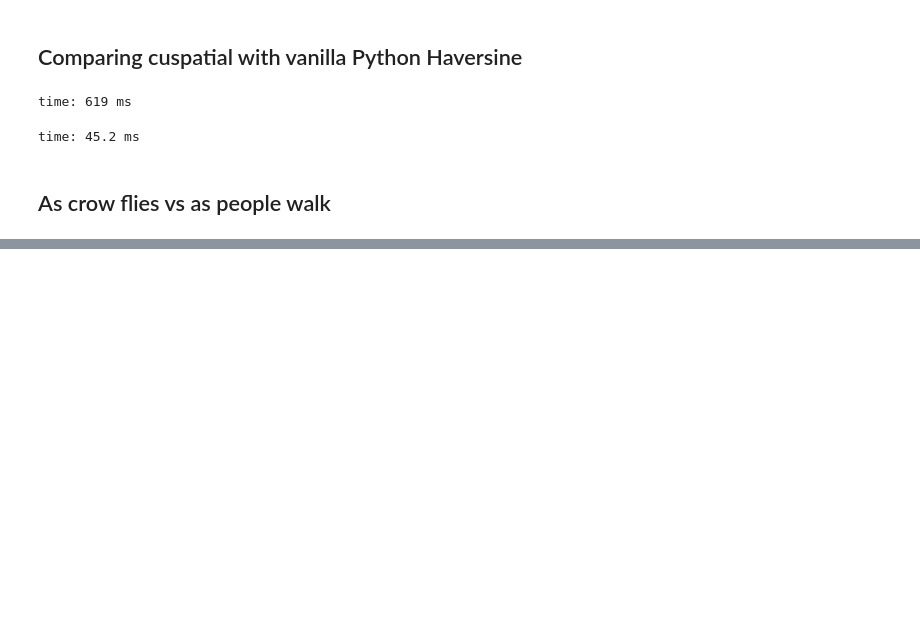
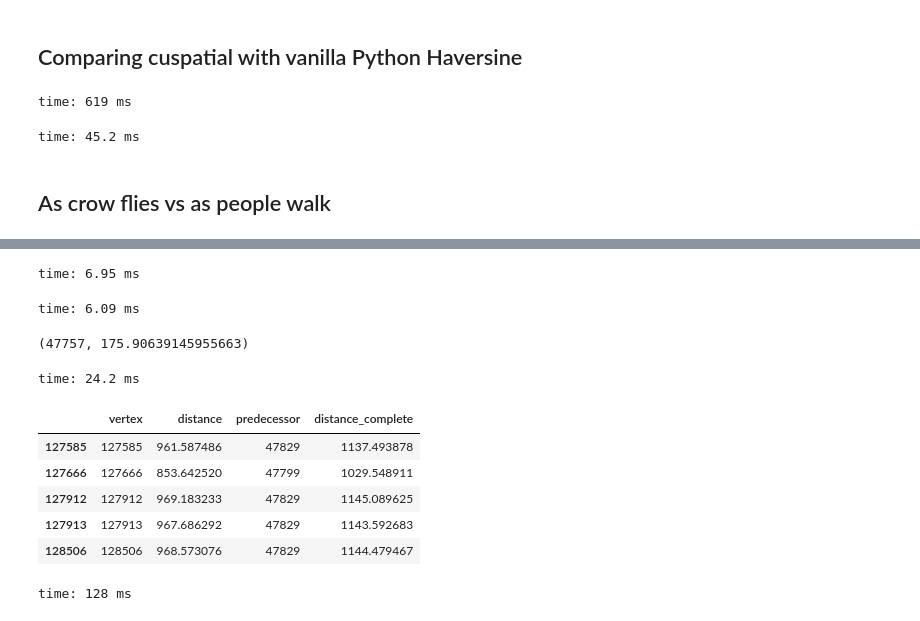
Before and after one commit to drabastomek/rapids-notebooks, a Jupyter notebook: codes/rapids_seattleParking_graph.ipynb, the cells around one changed output, grey strips where cells are left out. Drawn from its saved outputs; the diff is of its cells as text; code cells hidden in the pictures; blank space fills up the shorter version.

```diff
--- a/codes/rapids_seattleParking_graph.ipynb
+++ b/codes/rapids_seattleParking_graph.ipynb
@@ -244,0 +227,36 @@ time: 25.2 ms
+# %%
+road_nodes = cudf.concat([road_nodes[['NodeID', 'Lon', 'Lat']], parking_locations_nodes]).reset_index(drop=True)
+# %% [output]
+time: 6.95 ms
+# %%
+road_nodes['Lon_REF'] = location.longitude
+road_nodes['Lat_REF'] = location.latitude
+# %% [output]
+time: 6.09 ms
+# %%
+road_nodes['Distance'] = cuspatial.haversine_distance(
+          road_nodes['Lon']
+        , road_nodes['Lat']
+        , road_nodes['Lon_REF']
+        , road_nodes['Lat_REF']) * 0.621371 * 5280 # distance in feet as cuspatial returns miles
+
+i = road_nodes.nsmallest(1, 'Distance')
+# space_needle_to_nearest_intersection = i['Distance'].to_array()[0]
+i['NodeID'].to_array()[0], space_needle_to_nearest_intersection
+# %% [output]
+(47757, 175.90639145955663)
+time: 24.2 ms
+# %%
+all_distances = cugraph.sssp(g, i['NodeID'].to_array()[0])
+distances = all_distances.query('vertex > 127380 and distance  < 1000')#.rename({'vertex': 'NodeID'}).merge(road_nodes, on=['NodeID'])
+distances['distance_complete'] = distances['distance'] + space_needle_to_nearest_intersection
+distances
+# distances.sort_values(by='distance')#.nsmallest(10, 'distance')
+# %% [output]
+|  | vertex | distance | predecessor | distance_complete |
+| 127585 | 127585 | 961.587486 | 47829 | 1137.493878 |
+| 127666 | 127666 | 853.642520 | 47799 | 1029.548911 |
+| 127912 | 127912 | 969.183233 | 47829 | 1145.089625 |
+| 127913 | 127913 | 967.686292 | 47829 | 1143.592683 |
+| 128506 | 128506 | 968.573076 | 47829 | 1144.479467 |
+time: 128 ms
```
Also changed, not shown: parts of 26 cells of this notebook.
